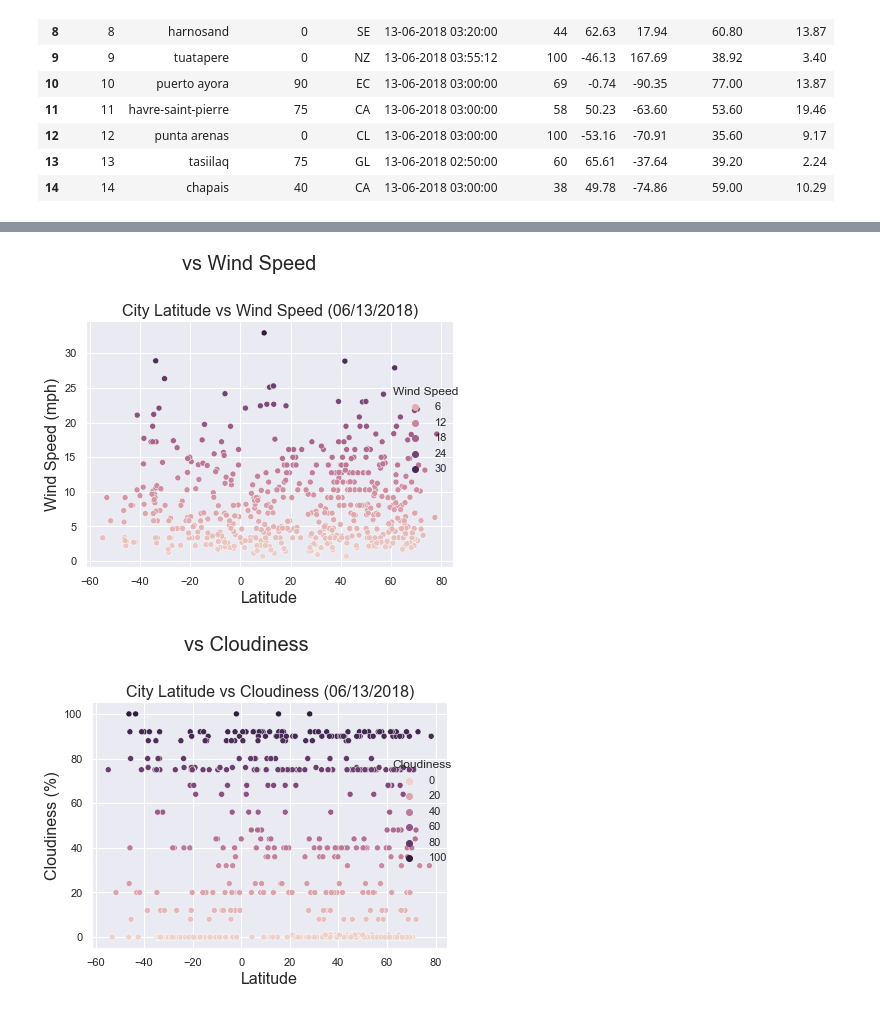
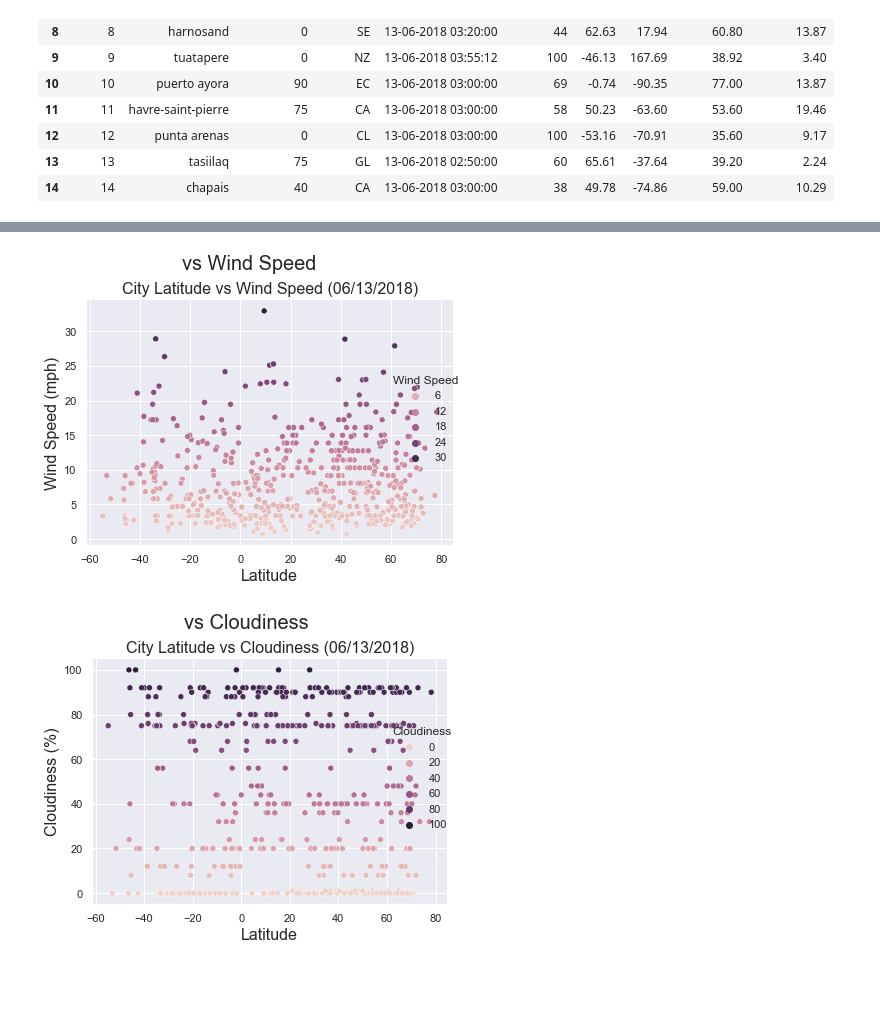
Before and after one commit to rromang/Web-Design, a Jupyter notebook: weather.ipynb, the cells around one changed output, grey strips where cells are left out. Drawn from its saved outputs; the diff is of its cells as text; code cells hidden in the pictures; blank space fills up the shorter version.

```diff
--- a/weather.ipynb
+++ b/weather.ipynb
@@ -56,24 +56,24 @@ plt.savefig("humidity.png")
 # %%
 sns.set_theme('notebook')
 
 g = sns.relplot(x="Lat", y="Wind Speed", hue="Wind Speed", data=weather_df)
-g.fig.suptitle("vs Wind Speed", y=1.01, size=20)
+g.fig.suptitle("vs Wind Speed", y=0.95, size=20)
 plt.xlabel("Latitude", size=16)
 plt.ylabel("Wind Speed (mph)", size=16)
 plt.title("City Latitude vs Wind Speed (06/13/2018)", size=16)
 plt.tight_layout()
 plt.savefig("wind_speed.png")
 # %% [output]
-[figure, old version]
+[figure, new version]
 # %%
 sns.set_theme('notebook')
 
 g = sns.relplot(x="Lat", y="Cloudiness", hue="Cloudiness", data=weather_df)
-g.fig.suptitle("vs Cloudiness", y=1.01, size=20)
+g.fig.suptitle("vs Cloudiness", y=0.95, size=20)
 plt.xlabel("Latitude", size=16)
 plt.ylabel("Cloudiness (%)", size=16)
 plt.title("City Latitude vs Cloudiness (06/13/2018)", size=16)
 plt.tight_layout()
 plt.savefig("cloudiness.png")
 # %% [output]
-[figure, old version]
+[figure, new version]
```
Also changed, not shown: parts of 2 cells of this notebook, 4 other files.
